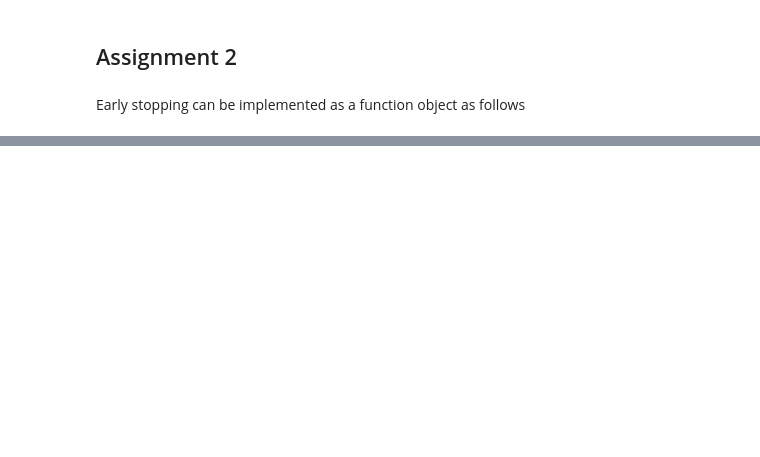
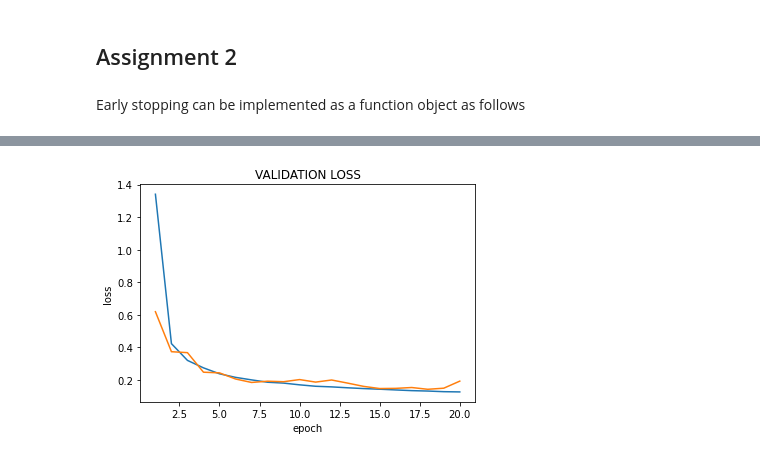
Before and after one commit to marcosicklinger/deep_learning, a Jupyter notebook: homework_3/homework_3.ipynb, the cells around one changed output, grey strips where cells are left out. Drawn from its saved outputs; the diff is of its cells as text; code cells hidden in the pictures; blank space fills up the shorter version.

```diff
--- a/homework_3/homework_3.ipynb
+++ b/homework_3/homework_3.ipynb
@@ -26,7 +149,7 @@ A word of caution: if the user who implements the `model` names every layer with
 # %% [markdown]
 Early stopping can be implemented as a function object as follows
 # %%
-class early_stopping:
+class EarlyStopping:
     """
     Early stopping procedure
     """
@@ -43,8 +166,6 @@ class early_stopping:
                     function used to print class messages
         _tolerance: Number
                     maximum allowed change in generalized loss
-        _current:   Number
-                    variable for saving current values of the loss function
         _min:   Number
                 variable for saving the best loss computed up to current epoch
         _generalized_loss:  Number
@@ -65,8 +186,7 @@ class early_stopping:
         self._wordy = wordy
         self._path = saving_path
         self._messenger = messenger
-        self._tolerance = threshold
-        self._current = None
+        self._tolerance = tolerance
         self._min = np.Inf
         self._generalized_loss = 0
         self.early_stop = False
@@ -77,26 +197,19 @@ class early_stopping:
         ----------
         loss:   Number
                 computed loss function at current epoch
-        model:  class[torch.nn.Module]
+        model:  Class[torch.nn.Module]
                 model used for learning
         """
 
-        # initialize current loss to the passed computed loss
-        # and save minimum found (trivial in this case)
-        if self._current is None:
-            self._current = loss
-            self._min = loss
-            self.save_model(loss, model)
         # if loss decreases update minimum and save.
-        elif loss < self._current:
-            self._current = loss
+        if loss < self._min:
             if self._wordy:
                 self._messenger('early_stopping class message: good step - generalized loss {:.3f}'.format(self.generalized_loss(loss, self._min)))
             self._min = loss
             self.save_model(loss, model)
         # if tolerance is reached, set member `early_stop` to `True`
         # so to allow the user to stop the procedure
-        elif loss >= self._current:
+        elif loss >= self._min:
             gen_loss = self.generalized_loss(loss, self._min)
             if self._wordy:
                 self._messenger('early_stopping class message: bad step - generalized loss {:.3f}'.format(gen_loss))
@@ -111,7 +224,7 @@ class early_stopping:
         ----------
         loss:   Number
                 computed loss function at current epoch
-        model:  class[torch.nn.Module]
+        model:  Class[torch.nn.Module]
                 model used for learning
         """
 
@@ -131,0 +308,3 @@ class early_stopping:
+# %%
+model = MNIST_MultiLayerPerceptron()
+optimizer = torch.optim.SGD(model.parameters(), lr=0.1)
@@ -131,0 +313,2 @@ class early_stopping:
+# %%
+performance_training, performance_validation = training_early(model, criterion, optimizer, trainloader, testloader)
@@ -131,0 +333,12 @@ class early_stopping:
+# %%
+axis = [i for i in range(21)]
+_ = plt.plot(axis, performance_training[0])
+__ = plt.xlabel('epoch')
+___ = plt.ylabel('loss')
+____ = plt.title('TRAINING LOSS')
+_ = plt.plot(axis, performance_validation[0])
+__ = plt.xlabel('epoch')
+___ = plt.ylabel('loss')
+____ = plt.title('VALIDATION LOSS')
+# %% [output]
+[figure, added]
```
Also changed, not shown: parts of 31 cells of this notebook, 1 other file.
